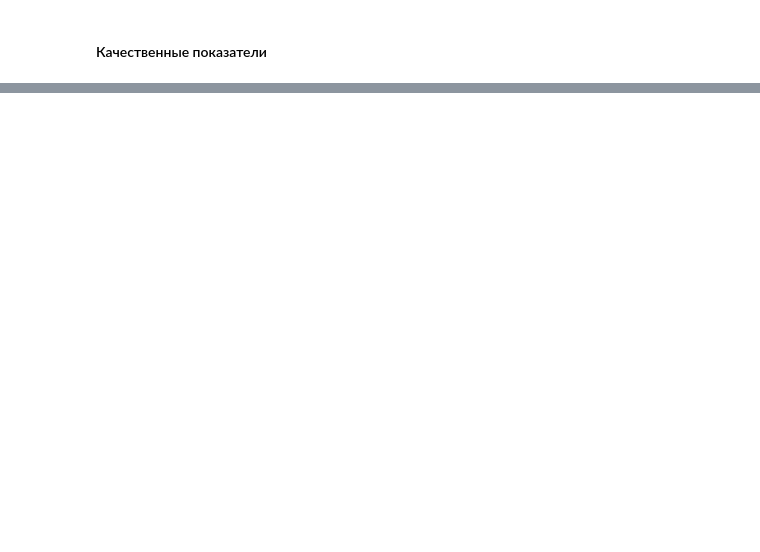
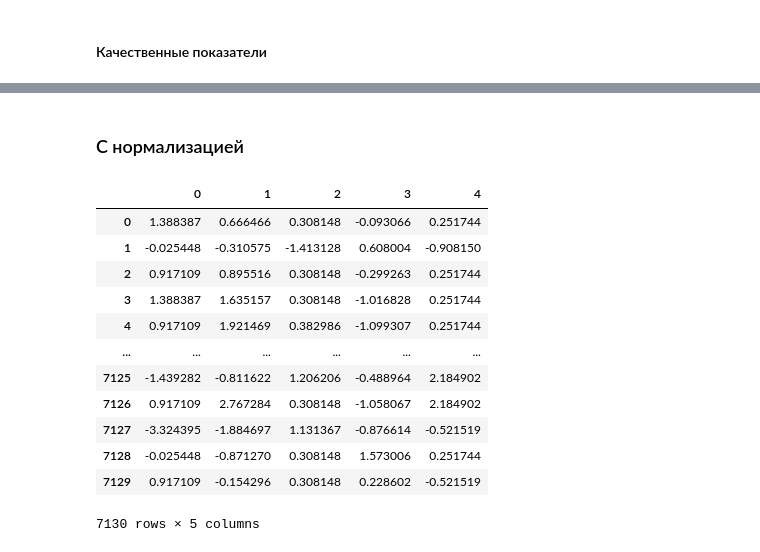
Before and after one commit to Andy-rew/Data-mining, a Jupyter notebook: lab3/lab3.ipynb, the cells around one changed output, grey strips where cells are left out. Saved outputs shown, nothing was run; the diff lists cells and outputs as text; code cells hidden in the pictures; blank space fills up the shorter version.

```diff
--- a/lab3/lab3.ipynb
+++ b/lab3/lab3.ipynb
@@ -70,0 +113,11 @@ for i in notNumArr:
+# %%
+from sklearn.model_selection import train_test_split
+
+target = 'mileage' # Оставим целевым пробег, так как там все же самая большая корр.
+x = df.drop(target, axis=1)
+y = df[target]
+x_train, x_test, y_train, y_test = train_test_split(x, y, test_size=0.3, random_state=20)
+print('Размер обучающей выборки x:', len(x_train))
+print('Размер тестовой выборки x:', len(x_test))
+print('Размер обучающей выборки y:', len(y_train))
+print('Размер тестовой выборки y:', len(y_test))
@@ -70,0 +165,7 @@ for i in notNumArr:
+# %%
+lr_one = LinearRegression()
+x_train_one = x_train['price'].values.reshape(-1,1)
+x_test_one = x_test['price'].values.reshape(-1,1)
+lr_one.fit(x_train_one, y_train)
+y_test_lr_one = lr_one.predict(x_test_one)
+print('MSE:', mean_squared_error(y_test, y_test_lr_one, squared=False))
@@ -70,0 +183,8 @@ for i in notNumArr:
+# %%
+lr_all = LinearRegression()
+x_train_num = x_train.drop(notNumArr, axis=1) #  убрали все string показатели
+x_test_num = x_test.drop(notNumArr, axis=1)
+lr_all.fit(x_train_num, y_train)
+y_test_lr_all = lr_all.predict(x_test_num)
+print('MSE:', mean_squared_error(y_test, y_test_lr_all, squared=False))
+pd.Series(lr_all.coef_, index=x_train_num.columns)
@@ -70,0 +199,24 @@ for i in notNumArr:
+# %% [markdown]
+### С нормализацией
+# %%
+# Нормализуем
+from sklearn.preprocessing import StandardScaler
+
+stdScaler = StandardScaler()
+x_train_num_scaled = stdScaler.fit_transform(x_train_num)
+x_test_num_scaled = stdScaler.transform(x_test_num)
+pd.DataFrame(x_train_num_scaled)
+# %% [output]
+|  | 0 | 1 | 2 | 3 | 4 |
+| 0 | 1.388387 | 0.666466 | 0.308148 | -0.093066 | 0.251744 |
+| 1 | -0.025448 | -0.310575 | -1.413128 | 0.608004 | -0.908150 |
+| 2 | 0.917109 | 0.895516 | 0.308148 | -0.299263 | 0.251744 |
+| 3 | 1.388387 | 1.635157 | 0.308148 | -1.016828 | 0.251744 |
+| 4 | 0.917109 | 1.921469 | 0.382986 | -1.099307 | 0.251744 |
+| ... | ... | ... | ... | ... | ... |
+| 7125 | -1.439282 | -0.811622 | 1.206206 | -0.488964 | 2.184902 |
+| 7126 | 0.917109 | 2.767284 | 0.308148 | -1.058067 | 2.184902 |
+| 7127 | -3.324395 | -1.884697 | 1.131367 | -0.876614 | -0.521519 |
+| 7128 | -0.025448 | -0.871270 | 0.308148 | 1.573006 | 0.251744 |
+| 7129 | 0.917109 | -0.154296 | 0.308148 | 0.228602 | -0.521519 |
+7130 rows × 5 columns
```
Also changed, not shown: parts of 23 cells of this notebook.
